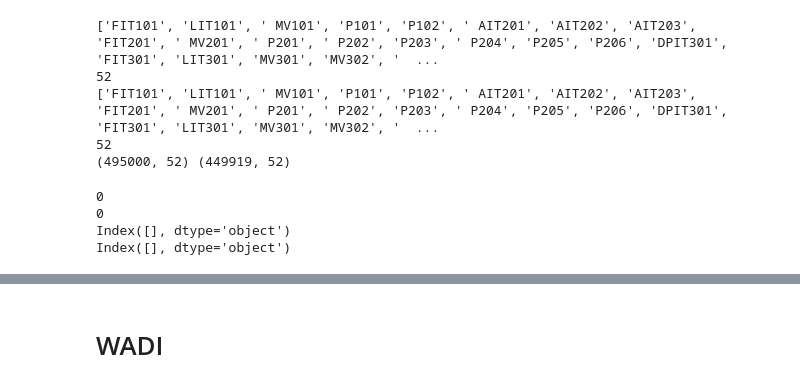
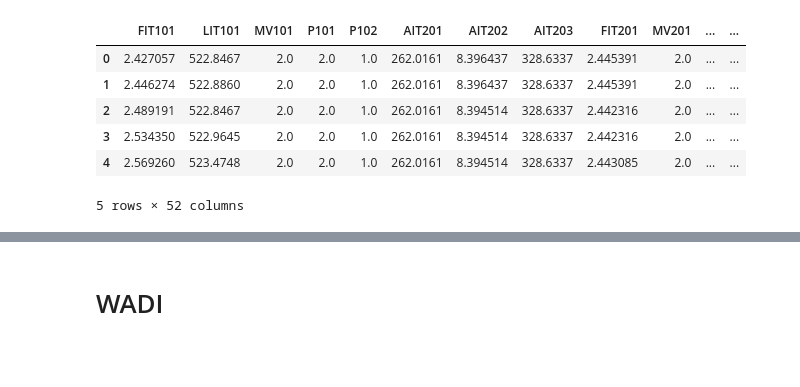
Before and after one commit to mortal-94/Time_Series_Anomaly_Detection, a Jupyter notebook: data_check.ipynb, the cells around one changed output, grey strips where cells are left out. Cells and saved outputs as stored; diff of their text form; code cells hidden in the pictures; blank space fills up the shorter version.

```diff
--- a/data_check.ipynb
+++ b/data_check.ipynb
@@ -161,32 +38,10 @@ smap_train_df.head()
-# %%
-swat_normal_path = './dataset/swat/swat_train2.csv'
-swat_attack_path = './dataset/swat/swat2.csv'
-swat_normal = pd.read_csv(swat_normal_path)
-swat_attack = pd.read_csv(swat_attack_path)
-# %%
-header1 = swat_normal.columns.values.tolist()
-header2 = swat_attack.columns.values.tolist()
-print(header1)
-print(len(header1))
-print(header2)
-print(len(header2))
-
-print(swat_normal.shape, swat_attack.shape)
-# %% [output]
-['FIT101', 'LIT101', ' MV101', 'P101', 'P102', ' AIT201', 'AIT202', 'AIT203', 'FIT201', ' MV201', ' P201', ' P202', 'P203', ' P204', 'P205', 'P206', 'DPIT301', 'FIT301', 'LIT301', 'MV301', 'MV302', '  ...
-52
-['FIT101', 'LIT101', ' MV101', 'P101', 'P102', ' AIT201', 'AIT202', 'AIT203', 'FIT201', ' MV201', ' P201', ' P202', 'P203', ' P204', 'P205', 'P206', 'DPIT301', 'FIT301', 'LIT301', 'MV301', 'MV302', '  ...
-52
-(495000, 52) (449919, 52)
-# %%
-# 查看各列缺失值情况
-print(swat_normal.isnull().sum().sum())
-print(swat_attack.isnull().sum().sum())
-# 含有缺失值的列名称
-print(swat_normal.columns[swat_normal.isnull().any()])
-print(swat_attack.columns[swat_attack.isnull().any()])
-# %% [output]
-0
-0
-Index([], dtype='object')
-Index([], dtype='object')
+# %%
+swat_attack.head()
+# %% [output]
+|  | FIT101 | LIT101 | MV101 | P101 | P102 | AIT201 | AIT202 | AIT203 | FIT201 | MV201 | ... | ... |
+| 0 | 2.427057 | 522.8467 | 2.0 | 2.0 | 1.0 | 262.0161 | 8.396437 | 328.6337 | 2.445391 | 2.0 | ... | ... |
+| 1 | 2.446274 | 522.8860 | 2.0 | 2.0 | 1.0 | 262.0161 | 8.396437 | 328.6337 | 2.445391 | 2.0 | ... | ... |
+| 2 | 2.489191 | 522.8467 | 2.0 | 2.0 | 1.0 | 262.0161 | 8.394514 | 328.6337 | 2.442316 | 2.0 | ... | ... |
+| 3 | 2.534350 | 522.9645 | 2.0 | 2.0 | 1.0 | 262.0161 | 8.394514 | 328.6337 | 2.442316 | 2.0 | ... | ... |
+| 4 | 2.569260 | 523.4748 | 2.0 | 2.0 | 1.0 | 262.0161 | 8.394514 | 328.6337 | 2.443085 | 2.0 | ... | ... |
+5 rows × 52 columns
```
Also changed, not shown: parts of 26 cells of this notebook, 6 other files.
